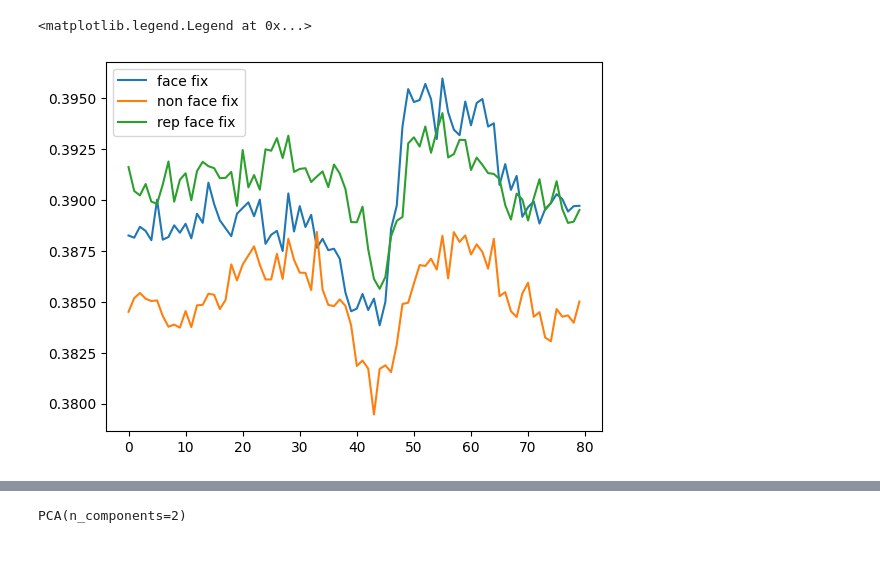
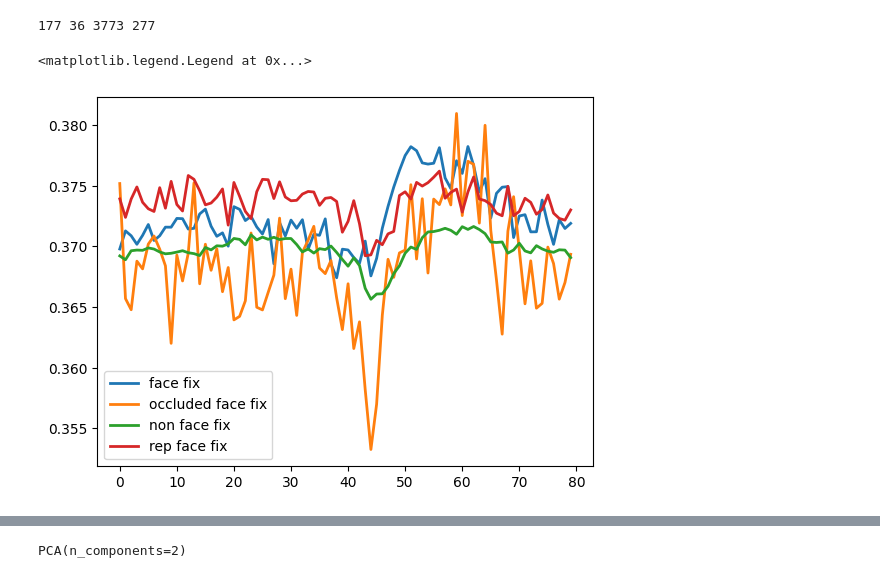
Before and after one commit to TizianoCausin01/temporal_context, a Jupyter notebook: python_scripts/scripts/face_responses_dev.ipynb, the cells around one changed output, grey strips where cells are left out. Drawn from its saved outputs; the diff is of its cells as text; code cells hidden in the pictures.

```diff
--- a/python_scripts/scripts/face_responses_dev.ipynb
+++ b/python_scripts/scripts/face_responses_dev.ipynb
@@ -30,5 +55,5 @@ n_timepts_bef, n_timepts_aft = 40, 40
 model_name = "human_face_detection"
 days = range(19, 25)
 month = "sep"
-tot_face_fix, tot_non_face_fix, tot_rep_face_fix = face_fixations(paths, monkey_name, days, month, npx, imec_n, resolution_Hz, n_timepts_bef, n_timepts_aft, foreperiod_len_timepts, model_name, normalization="min_max")
+tot_face_fix, tot_occluded_face_fix, tot_non_face_fix, tot_rep_face_fix = face_fixations(paths, monkey_name, days, month, npx, imec_n, resolution_Hz, n_timepts_bef, n_timepts_aft, foreperiod_len_timepts, model_name, normalization="min_max")
 # %% [output]
@@ -41,4 +65,0 @@ tot_face_fix, tot_non_face_fix, tot_rep_face_fix = face_fixations(paths, monkey_
-# %%
-tot_face_fix = np.concatenate(tot_face_fix, axis=2)
-tot_non_face_fix = np.concatenate(tot_non_face_fix, axis=2)
-tot_rep_face_fix = np.concatenate(tot_rep_face_fix, axis=2)
@@ -48,9 +66,15 @@ tot_rep_face_fix = np.concatenate(tot_rep_face_fix, axis=2)
+# %%
+print(tot_face_fix.shape[2], tot_occluded_face_fix.shape[2], tot_non_face_fix.shape[2], tot_rep_face_fix.shape[2])
+# %% [output]
+177 36 3773 277
 # %%
-
-plt.plot(np.mean(np.mean(tot_face_fix[:140, :,:], axis=2), axis=0))
-plt.plot(np.mean(np.mean(tot_non_face_fix[:140, :,:], axis=2), axis=0))
-plt.plot(np.mean(np.mean(tot_rep_face_fix[:140, :,:], axis=2), axis=0))
-plt.legend(["face fix", "non face fix", "rep face fix"])
+st_idx = 100
+end_idx = 150
+plt.plot(np.mean(np.mean(tot_face_fix[st_idx:end_idx, :,:], axis=2), axis=0), linewidth=2)
+plt.plot(np.mean(np.mean(tot_occluded_face_fix[st_idx:end_idx, :,:], axis=2), axis=0), linewidth=2)
+plt.plot(np.mean(np.mean(tot_non_face_fix[st_idx:end_idx, :,:], axis=2), axis=0), linewidth=2)
+plt.plot(np.mean(np.mean(tot_rep_face_fix[st_idx:end_idx, :,:], axis=2), axis=0), linewidth=2)
+plt.legend(["face fix", "occluded face fix", "non face fix", "rep face fix"])
 # %% [output]
 <matplotlib.legend.Legend at 0x...>
-[figure, old version]
+[figure, new version]
```
Also changed, not shown: parts of 23 cells of this notebook, 5 other files.
